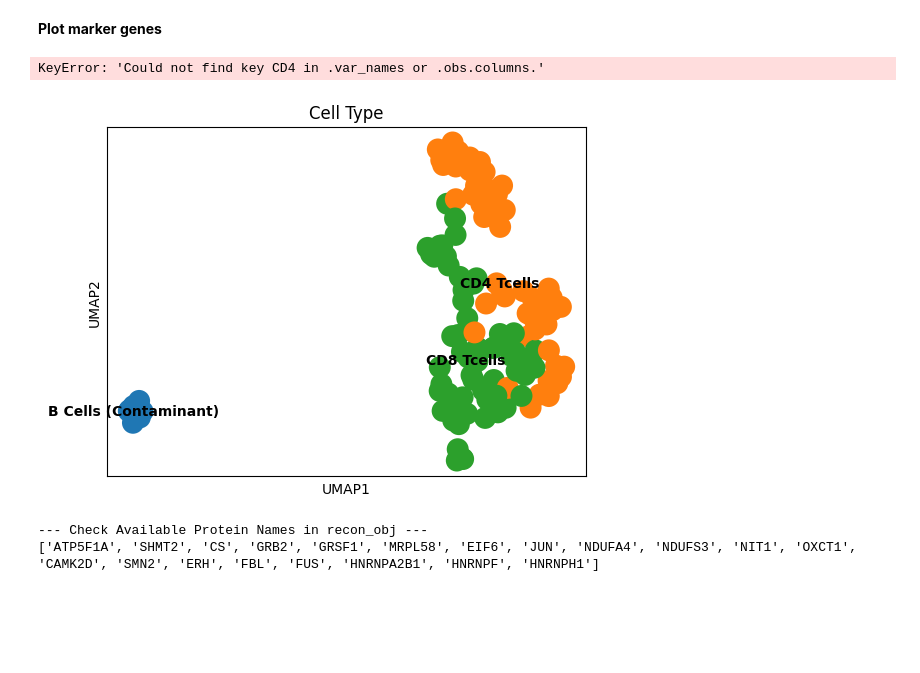
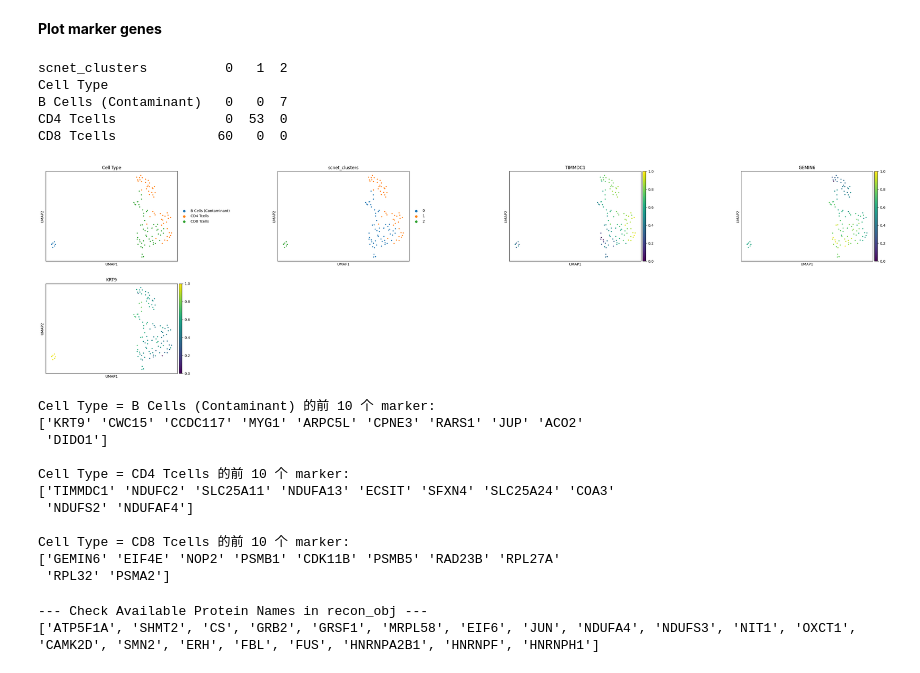
Before and after one commit to Lissiu/scNET, a Jupyter notebook: ““scNET_protein_2024.ipynb, the cells around one changed output. Cells and saved outputs as stored; diff of their text form; code cells hidden in the pictures; blank space fills up the shorter version.

```diff
--- a/““scNET_protein_2024.ipynb
+++ b/““scNET_protein_2024.ipynb
@@ -820,28 +820,59 @@ sc.pl.umap(recon_obj, color=["CD4_pos", "Cell Type"], size=40, wspace=0.4)
 **Plot marker genes**
 # %%
 # sc.pl.umap(recon_obj, color=["Cell Type","Cd4","Cd8a","Cd14","Icos","P2ry12","Mki67","Ncr1"], show=True, legend_loc='on data')
-# %%
-import scanpy as sc
-
-sc.pl.umap(
-    recon_obj,
-    color=[
-        "Cell Type",  # 绘制您最终的细胞类型注释（例如 CD4 Tcells, B Cells）
-        "CD4",        # 确认 CD4 Tcells 簇的位置
-        "CD8A",       # 确认 CD8 Tcells 簇的位置
-        "CD14",       # 确认 CD14 Tcells/Myeloid 簇的位置
-        "MS4A1",      # 确认 B Cells 污染簇的位置
-        # 以下是功能/活化标记，如果您的数据中包含它们，也应使用大写：
-        "ICOS",       # 活化标记
-        "MKI67",      # 增殖标记
-        "PTPRCAP"     # 您的 top marker 之一
-    ],
-    show=True,
-    legend_loc='on data'
-)
-# %% [output]
-KeyError: 'Could not find key CD4 in .var_names or .obs.columns.'
-[figure, removed]
+# %%
+import pandas as pd
+print(pd.crosstab(recon_obj.obs["Cell Type"], recon_obj.obs["scnet_clusters"]))
+# %% [output]
+scnet_clusters          0   1  2
+Cell Type
+B Cells (Contaminant)   0   0  7
+CD4 Tcells              0  53  0
+CD8 Tcells             60   0  0
+# %%
+chosen_markers = [
+    names["CD4 Tcells"][0],
+    names["CD8 Tcells"][0],
+    names["B Cells (Contaminant)"][0],
+]
+
+sc.pl.umap(
+    recon_obj,
+    color=["Cell Type", "scnet_clusters"] + list(chosen_markers),
+    wspace=0.6,
+    size=40,
+)
+# %% [output]
+[figure, added]
+# %%
+import pandas as pd
+import scanpy as sc
+
+# 以 Cell Type 为 group，找区分三类细胞的蛋白 marker
+sc.tl.rank_genes_groups(
+    recon_obj,
+    groupby="Cell Type",
+    method="t-test",
+    use_raw=False,
+    key_added="rank_celltype"
+)
+
+names = recon_obj.uns["rank_celltype"]["names"]
+for ct in names.dtype.names:
+    print(f"\nCell Type = {ct} 的前 10 个 marker:")
+    print(names[ct][:10])
+# %% [output]
+Cell Type = B Cells (Contaminant) 的前 10 个 marker:
+['KRT9' 'CWC15' 'CCDC117' 'MYG1' 'ARPC5L' 'CPNE3' 'RARS1' 'JUP' 'ACO2'
+ 'DIDO1']
+
+Cell Type = CD4 Tcells 的前 10 个 marker:
+['TIMMDC1' 'NDUFC2' 'SLC25A11' 'NDUFA13' 'ECSIT' 'SFXN4' 'SLC25A24' 'COA3'
+ 'NDUFS2' 'NDUFAF4']
+
+Cell Type = CD8 Tcells 的前 10 个 marker:
+['GEMIN6' 'EIF4E' 'NOP2' 'PSMB1' 'CDK11B' 'PSMB5' 'RAD23B' 'RPL27A'
+ 'RPL32' 'PSMA2']
 # %%
 print("--- Check Available Protein Names in recon_obj ---")
 # recon_obj.var_names 包含所有列（蛋白质）的名称
```
Also changed, not shown: parts of 1 cell of this notebook.
